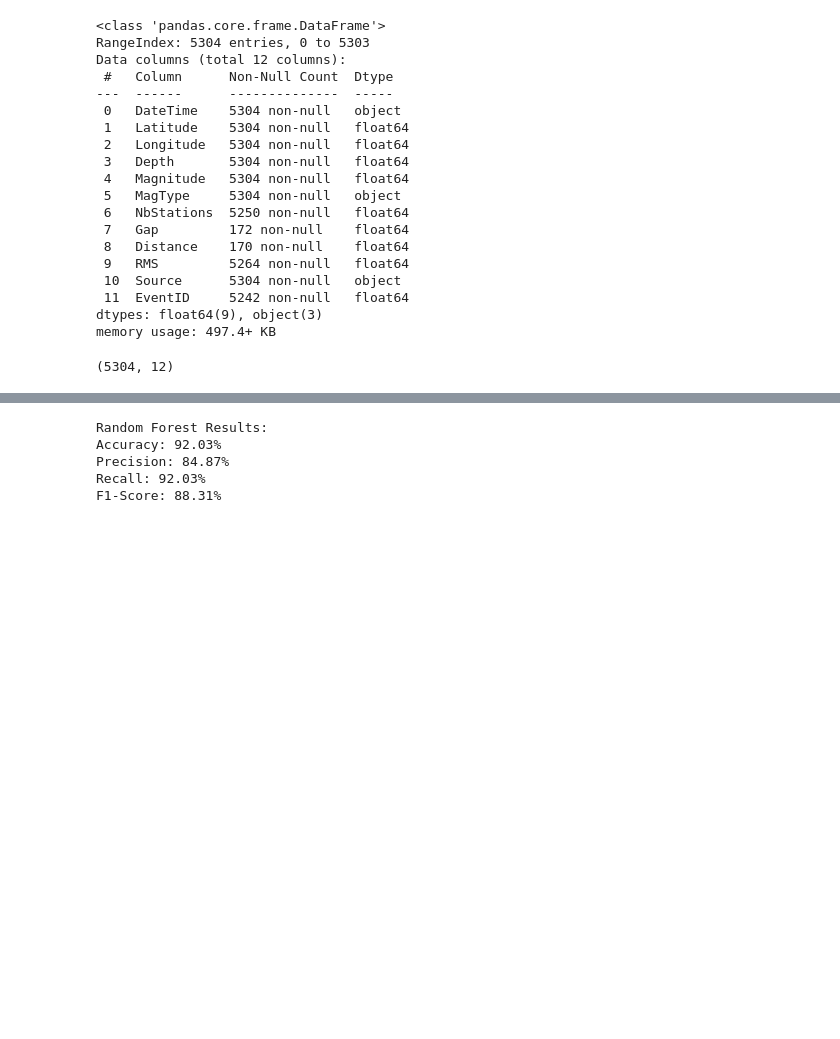
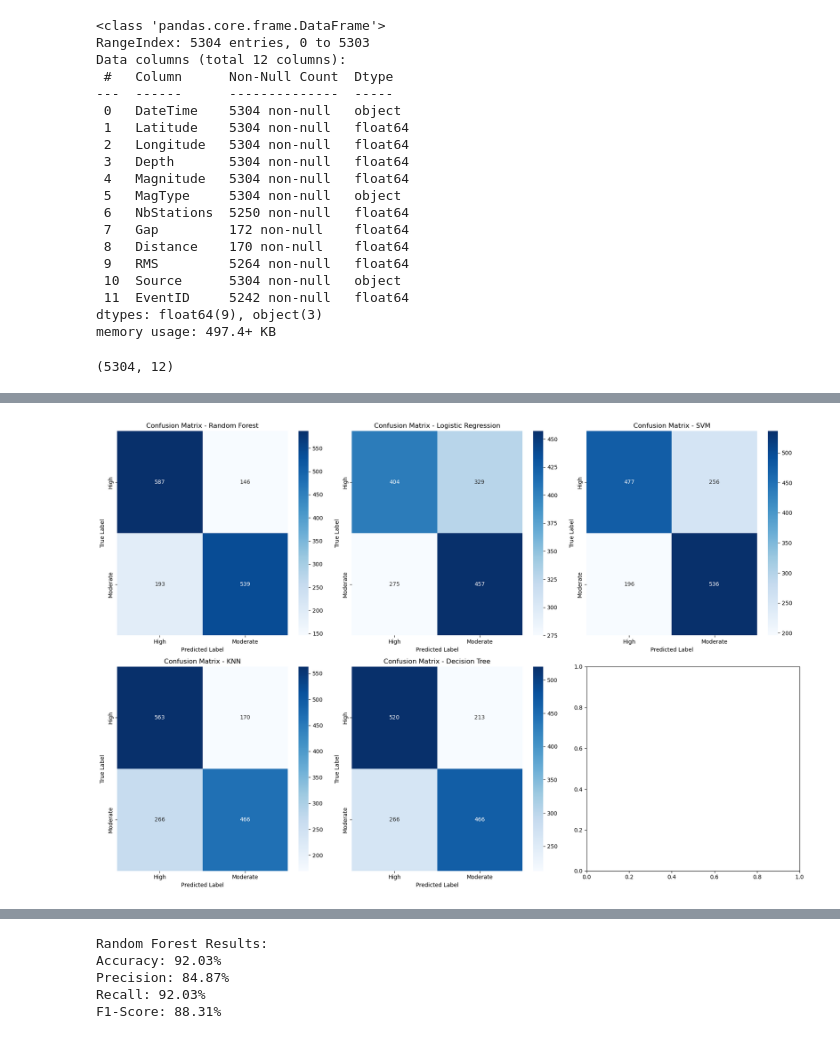
Before and after one commit to blasterniraj/disaster_prediction, a Jupyter notebook: Earthquake/2nd.ipynb, the cells around one changed output, grey strips where cells are left out. Saved outputs shown, nothing was run; the diff lists cells and outputs as text; code cells hidden in the pictures; blank space fills up the shorter version.

```diff
--- a/Earthquake/2nd.ipynb
+++ b/Earthquake/2nd.ipynb
@@ -179,0 +535,92 @@ plt.show()
+# %%
+import pandas as pd
+import seaborn as sns
+import matplotlib.pyplot as plt
+from sklearn.model_selection import train_test_split, GridSearchCV
+from sklearn.preprocessing import LabelEncoder, StandardScaler
+from sklearn.ensemble import RandomForestClassifier
+from sklearn.linear_model import LogisticRegression
+from sklearn.svm import SVC
+from sklearn.neighbors import KNeighborsClassifier
+from sklearn.tree import DecisionTreeClassifier
+from sklearn.metrics import confusion_matrix, classification_report, accuracy_score, precision_score, recall_score, f1_score
+from imblearn.over_sampling import SMOTE
+
+# Load dataset
+file_path = "earthquakes1.csv"
+df = pd.read_csv(file_path)
+
+# Define earthquake severity levels
+def categorize_magnitude(mag):
+    if mag < 5.0:
+        return "Low"
+    elif 5.0 <= mag < 6.5:
+        return "Moderate"
+    else:
+        return "High"
+
+# Apply categorization
+df["Severity"] = df["Magnitude"].apply(categorize_magnitude)
+
+# Encode labels
+label_encoder = LabelEncoder()
+df["Severity"] = label_encoder.fit_transform(df["Severity"])
+
+# Select features and target
+features = ["Latitude", "Longitude", "Depth", "NbStations", "RMS"]
+df_clean = df.dropna(subset=features + ["Severity"])  # Remove rows with missing values
+X = df_clean[features]
+y = df_clean["Severity"]
+
+# Apply SMOTE for better class balancing
+smote = SMOTE(sampling_strategy="auto", random_state=42)
+X_resampled, y_resampled = smote.fit_resample(X, y)
+
+# Scale features using StandardScaler
+scaler = StandardScaler()
+X_scaled = scaler.fit_transform(X_resampled)
+
+# Split data with stratification
+X_train, X_test, y_train, y_test = train_test_split(X_scaled, y_resampled, test_size=0.2, random_state=42, stratify=y_resampled)
+
+# Define models with hyperparameter tuning
+models = {
+    "Random Forest": RandomForestClassifier(n_estimators=300, max_depth=20, random_state=42),
+    "Logistic Regression": LogisticRegression(max_iter=2000, C=2.0, solver='liblinear'),
+    "SVM": SVC(kernel='rbf', C=3.0, gamma='scale', probability=True),
+    "KNN": KNeighborsClassifier(n_neighbors=5, metric='minkowski', p=2),
+    "Decision Tree": DecisionTreeClassifier(max_depth=15, min_samples_split=10, random_state=42)
+}
+
+# Train models and generate confusion matrices and classification reports
+conf_matrices = {}
+classification_metrics = {}
+for name, model in models.items():
+    model.fit(X_train, y_train)
+    y_pred = model.predict(X_test)
+    conf_matrices[name] = confusion_matrix(y_test, y_pred)
+    classification_metrics[name] = {
+        "Accuracy": accuracy_score(y_test, y_pred),
+        "Precision": precision_score(y_test, y_pred, average="weighted", zero_division=0),
+        "Recall": recall_score(y_test, y_pred, average="weighted", zero_division=0),
+        "F1-score": f1_score(y_test, y_pred, average="weighted", zero_division=0)
+    }
+
+# Plot confusion matrices
+fig, axes = plt.subplots(2, 3, figsize=(18, 12))
+axes = axes.flatten()
+for i, (name, cm) in enumerate(conf_matrices.items()):
+    sns.heatmap(cm, annot=True, fmt="d", cmap="Blues", ax=axes[i], xticklabels=label_encoder.classes_, yticklabels=label_encoder.classes_)
+    axes[i].set_title(f"Confusion Matrix - {name}")
+    axes[i].set_xlabel("Predicted Label")
+    axes[i].set_ylabel("True Label")
+
+plt.tight_layout()
+plt.show()
+
+# Print classification metrics in table format
+metrics_df = pd.DataFrame.from_dict(classification_metrics, orient='index')
+print("\nModel Performance Metrics:")
+print(metrics_df.to_string(index=True))
+# %% [output]
+[figure, added]
```
Also changed, not shown: parts of 9 cells of this notebook, 4 other files.
